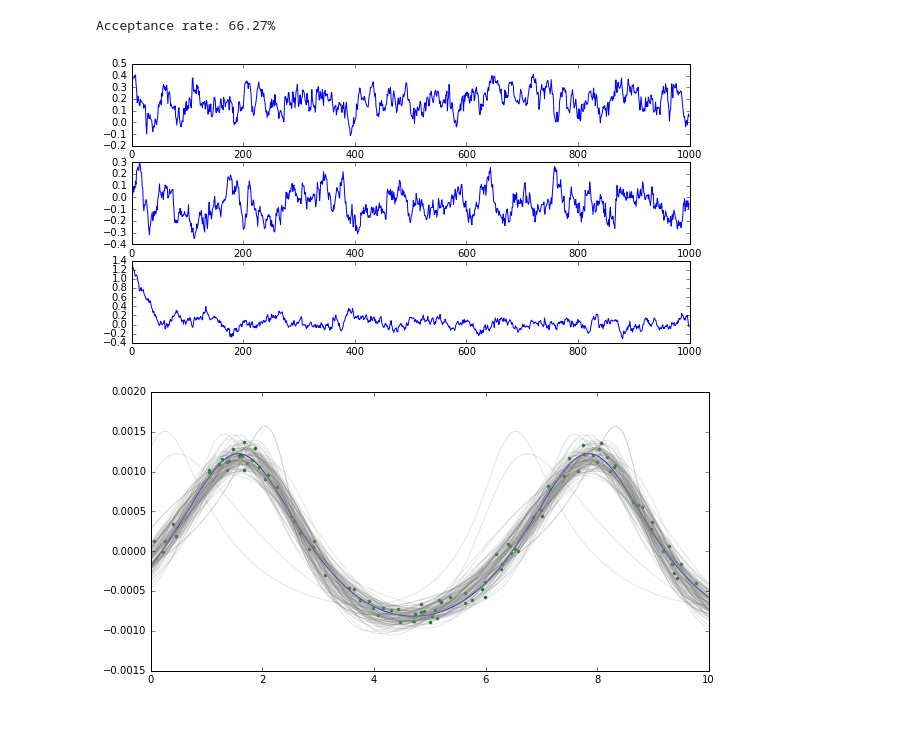
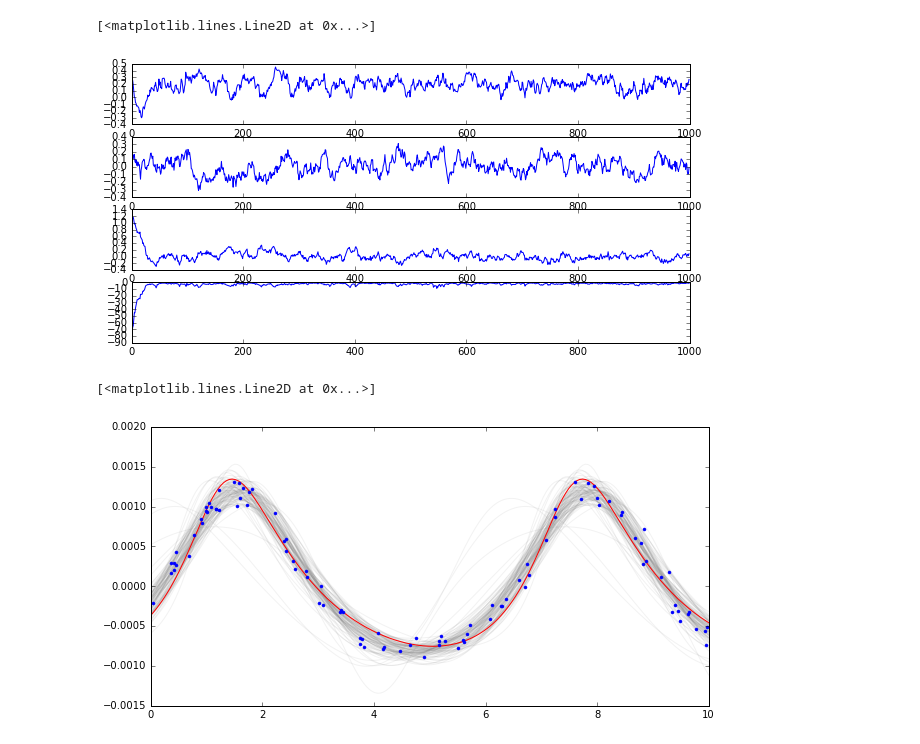
Before and after one commit to hannorein/rebound, a Jupyter notebook: Pal_MCMC.ipynb, the cells around one changed output. Saved outputs shown, nothing was run; the diff lists cells and outputs as text; code cells hidden in the pictures.

```diff
--- a/Pal_MCMC.ipynb
+++ b/Pal_MCMC.ipynb
@@ -9,9 +9,10 @@ import numpy as np
 # %%
 true_state = state.State(planets=[{"m":1e-3, "a":1., "h":0.2}])
 obs = observations.FakeObservation(true_state, Npoints=100, error=1e-4, tmax=10.)
+var_state = state.StateVar(planets=[{"m":1e-3, "a":1., "h":-0.3, "k":0.1, "l":1.4}], ignore_vars=["a","m"])
 # %%
-#fig = plt.figure(figsize=(10,5))
-#ax = plt.subplot(111)
-#times, rv = true_state.get_rv_plotting(tmax=10.)
-#ax.plot(times, rv)
-#ax.plot(obs.t, obs.rv, ".")
+fig = plt.figure(figsize=(10,5))
+ax = plt.subplot(111)
+ax.plot(*true_state.get_rv_plotting(tmax=10.))
+ax.plot(*var_state.get_rv_plotting(tmax=10.))
+ax.plot(obs.t, obs.rv, ".")
@@ -88,33 +86,37 @@ Second order:
 # %%
-s = state.StateVar(planets=[{"m":1e-3, "a":1., "h":0.2, "k":0., "l":1.4}], ignore_vars=["a","m"])
+s = var_state.deepcopy()
 mh = mcmc.Mh(s,obs)
 mh.scales = 5e-2*np.ones(s.Nvars)
 Niter = 1000
 chain = np.zeros((Niter,s.Nvars))
+chainlogp = np.zeros(Niter)
 tries = 0
 for i in range(Niter):
     tries += mh.step_force()
     chain[i] = mh.state.get_params()
+    chainlogp[i] = mh.state.logp
 print("Acceptance rate: %.2f%%"%(float(Niter)/tries*100))
-# %% [output]
-Acceptance rate: 66.27%
 # %%
 fig = plt.figure(figsize=(10,5))
 for i in range(s.Nvars):
-    ax = plt.subplot(s.Nvars,1,1+i)
+    ax = plt.subplot(s.Nvars+1,1,1+i)
     ax.plot(chain[:,i])
+ax = plt.subplot(s.Nvars+1,1,s.Nvars+1)
+ax.plot(chainlogp)
 # %% [output]
+[<matplotlib.lines.Line2D at 0x...>]
-[figure, old version]
+[figure, new version]
 # %%
 fig = plt.figure(figsize=(10,5))
 ax = plt.subplot(111)
 times, rv = true_state.get_rv_plotting(tmax=10.)
-ax.plot(times, rv)
-ax.plot(obs.t, obs.rv, ".")
 for c in np.random.choice(Niter,100):
-    state = mh.state.deepcopy()
-    state.set_params(chain[c])
-    times, rv = state.get_rv_plotting(tmax=10.)
-    ax.plot(times, rv, alpha=0.2, color="gray")
+    s = mh.state.deepcopy()
+    s.set_params(chain[c])
+    times, rv = s.get_rv_plotting(tmax=10.)
+    ax.plot(times, rv, alpha=0.1, color="gray")
+ax.plot(times, rv, color="red")
+ax.plot(obs.t, obs.rv, ".b")
 # %% [output]
+[<matplotlib.lines.Line2D at 0x...>]
-[figure, old version]
+[figure, new version]
```
Also changed, not shown: parts of 3 cells of this notebook, 2 other files.
